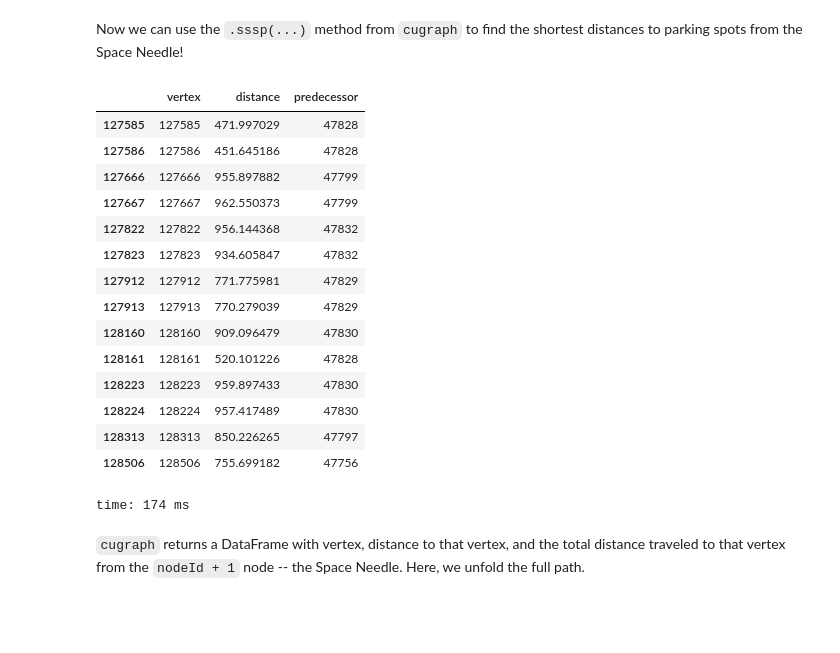
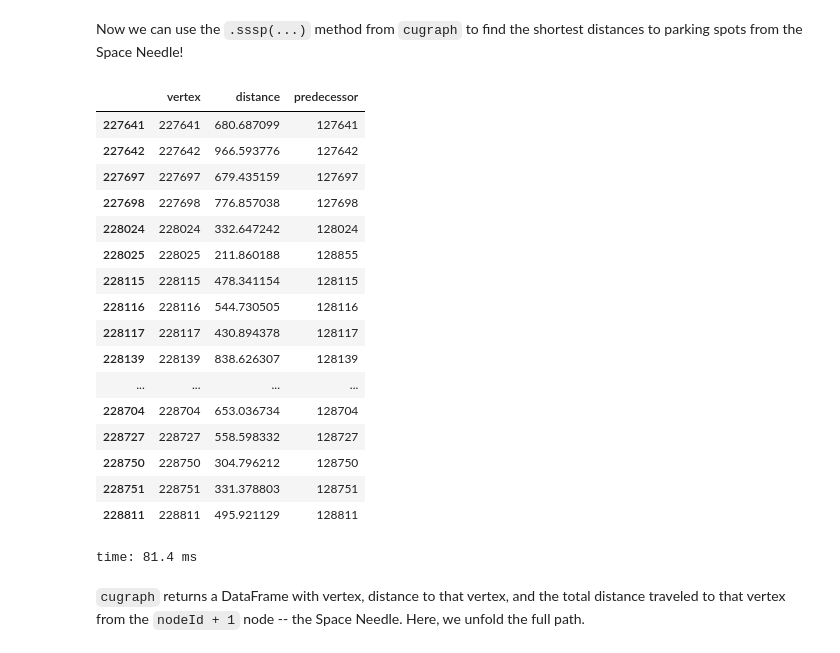
Before and after one commit to drabastomek/rapids-notebooks, a Jupyter notebook: codes/rapids_seattleParking_parkingNodes.ipynb, the cells around one changed output. Saved outputs shown, nothing was run; the diff lists cells and outputs as text; code cells hidden in the pictures; blank space fills up the shorter version.

```diff
--- a/codes/rapids_seattleParking_parkingNodes.ipynb
+++ b/codes/rapids_seattleParking_parkingNodes.ipynb
@@ -148,8 +151,9 @@ time: 13.5 ms
 # %% [markdown]
 Store the maximum of the `NodeID` so we can later append the parking nodes.
 # %%
-nodeId = road_nodes['NodeID'].max()
-parking_nodes_idx = road_nodes['NodeID'].max() ## retain it so we can later filter the results to only parking locations
+offset = 100000
+nodeId = road_nodes['NodeID'].max()                       ## so we can number the parking nodes properly (since we'll be adding a perpendicular projections)
+parking_nodes_idx = road_nodes['NodeID'].max() + offset   ## retain it so we can later filter the results to only parking locations
 nodeId
 # %% [output]
 127380
@@ -159,4 +163,5 @@ Move all the parking locations to host (via `.to_pandas()` method) so we can loo
 # %%
 parking_locations = locations.to_pandas().to_dict('records')
 parking_locations_nodes = cudf.DataFrame(columns=['NodeID', 'Lon', 'Lat', 'SourceElementKey'])
+added_location_edges    = cudf.DataFrame(columns=['node1', 'node2', 'LENGTH'])
 # %% [output]
@@ -246,22 +292,0 @@ time: 728 ms
-# %%
-for loc in parking_locations:
-    nodeId = nodeId + 1
-
-    ### calculate the distances to the road intersections
-    road_nodes['Lon_REF'] = loc['longitude']
-    road_nodes['Lat_REF'] = loc['latitude']
-    road_nodes['Distance'] = cuspatial.haversine_distance(
-          road_nodes['Lon']
-        , road_nodes['Lat']
-        , road_nodes['Lon_REF']
-        , road_nodes['Lat_REF']) * 0.621371 * 5280 # distance in feet as cuspatial returns kilometers
-
-    nearest = road_nodes.nsmallest(3, 'Distance') # connect to the nearest 3 intersections
-    nearest['node2'] = nodeId
-    nearest = nearest[['NodeID', 'node2', 'Distance']].rename({'NodeID': 'node1', 'Distance': 'LENGTH'})
-    road_graph_data = cudf.concat([road_graph_data, nearest]) ## append to the road_graph_data DataFrame
-
-    ### add the parking node with its own unique NodeID
-    rec = {'NodeID': nodeId, 'Lon': loc['longitude'], 'Lat': loc['latitude'], 'SourceElementKey': loc['SourceElementKey']}
-    parking_locations_tmp = cudf.DataFrame(rec)
-    parking_locations_nodes = cudf.concat([parking_locations_nodes, parking_locations_tmp])
@@ -284,10 +301,4 @@ Now we can find the nearest intersections from the Space Needle!
 # %%
-road_nodes = (
-    cudf
-    .concat([road_nodes[['NodeID', 'Lon', 'Lat']], parking_locations_nodes])
-    .reset_index(drop=True)
-)
-
 road_nodes['Lon_REF'] = location.longitude
 road_nodes['Lat_REF'] = location.latitude
 
@@ -300,13 +311,14 @@ road_nodes['Distance'] = cuspatial.haversine_distance(
 space_needle_to_nearest_intersection = road_nodes.nsmallest(5, 'Distance') ### Space Needle is surrounded by around 5 road intersections hence we add 5
 space_needle_to_nearest_intersection_dist = space_needle_to_nearest_intersection['Distance'].to_array()[0]
 
-space_needle_to_nearest_intersection['node1'] = nodeId + 1
+space_needle_to_nearest_intersection['node1'] = nodeId + 2
 space_needle_to_nearest_intersection = (
     space_needle_to_nearest_intersection
     .rename({'NodeID': 'node2', 'Distance': 'LENGTH'})
     [['node1', 'node2', 'LENGTH']]
 )
-road_graph_data = cudf.concat([space_needle_to_nearest_intersection, road_graph_data])
+
+road_graph_data = cudf.concat([space_needle_to_nearest_intersection, added_location_edges, road_graph_data])
 space_needle_to_nearest_intersection ### SHOW THE EDGES
 # %% [output]
 |  | node1 | node2 | LENGTH |
@@ -334,27 +346,29 @@ time: 4.15 ms
 # %% [markdown]
 Now we can use the `.sssp(...)` method from `cugraph` to find the shortest distances to parking spots from the Space Needle!
 # %%
-all_distances = cugraph.sssp(g, nodeId + 1)
-distances = all_distances.query('vertex > @parking_nodes_idx and vertex < @nodeId + 1 and distance < 1000')
-
+all_distances = cugraph.sssp(g, nodeId + 2)
+distances = all_distances.query('vertex > @parking_nodes_idx and distance < 1000')
+# all_distances.query('distance < 1000')
 distances
 # %% [output]
 |  | vertex | distance | predecessor |
-| 127585 | 127585 | 471.997029 | 47828 |
-| 127586 | 127586 | 451.645186 | 47828 |
-| 127666 | 127666 | 955.897882 | 47799 |
-| 127667 | 127667 | 962.550373 | 47799 |
-| 127822 | 127822 | 956.144368 | 47832 |
-| 127823 | 127823 | 934.605847 | 47832 |
-| 127912 | 127912 | 771.775981 | 47829 |
-| 127913 | 127913 | 770.279039 | 47829 |
-| 128160 | 128160 | 909.096479 | 47830 |
-| 128161 | 128161 | 520.101226 | 47828 |
-| 128223 | 128223 | 959.897433 | 47830 |
-| 128224 | 128224 | 957.417489 | 47830 |
-| 128313 | 128313 | 850.226265 | 47797 |
-| 128506 | 128506 | 755.699182 | 47756 |
+| 227641 | 227641 | 680.687099 | 127641 |
+| 227642 | 227642 | 966.593776 | 127642 |
+| 227697 | 227697 | 679.435159 | 127697 |
+| 227698 | 227698 | 776.857038 | 127698 |
+| 228024 | 228024 | 332.647242 | 128024 |
+| 228025 | 228025 | 211.860188 | 128855 |
+| 228115 | 228115 | 478.341154 | 128115 |
+| 228116 | 228116 | 544.730505 | 128116 |
+| 228117 | 228117 | 430.894378 | 128117 |
+| 228139 | 228139 | 838.626307 | 128139 |
+| ... | ... | ... | ... |
+| 228704 | 228704 | 653.036734 | 128704 |
+| 228727 | 228727 | 558.598332 | 128727 |
+| 228750 | 228750 | 304.796212 | 128750 |
+| 228751 | 228751 | 331.378803 | 128751 |
+| 228811 | 228811 | 495.921129 | 128811 |
-time: 174 ms
+time: 81.4 ms
 # %% [markdown]
 `cugraph` returns a DataFrame with vertex, distance to that vertex, and the total distance traveled to that vertex from the `nodeId + 1` node -- the Space Needle. Here, we unfold the full path.
 # %%
```
Also changed, not shown: parts of 33 cells of this notebook.
